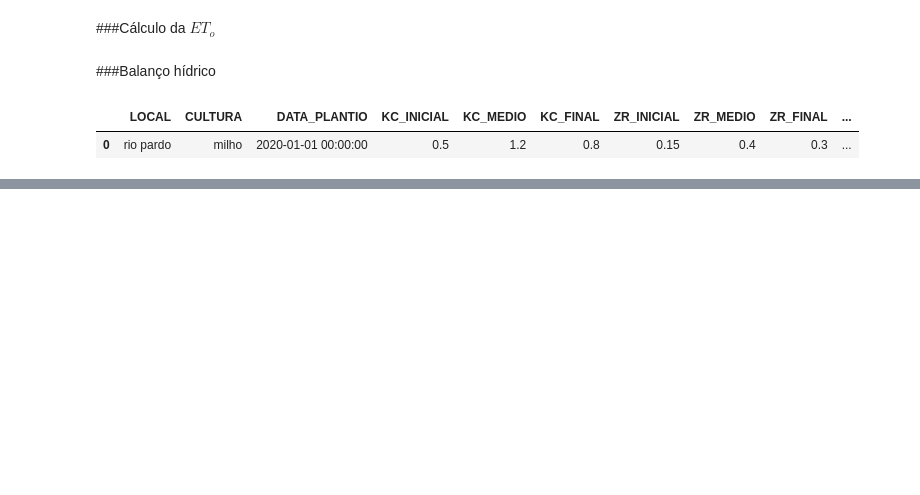
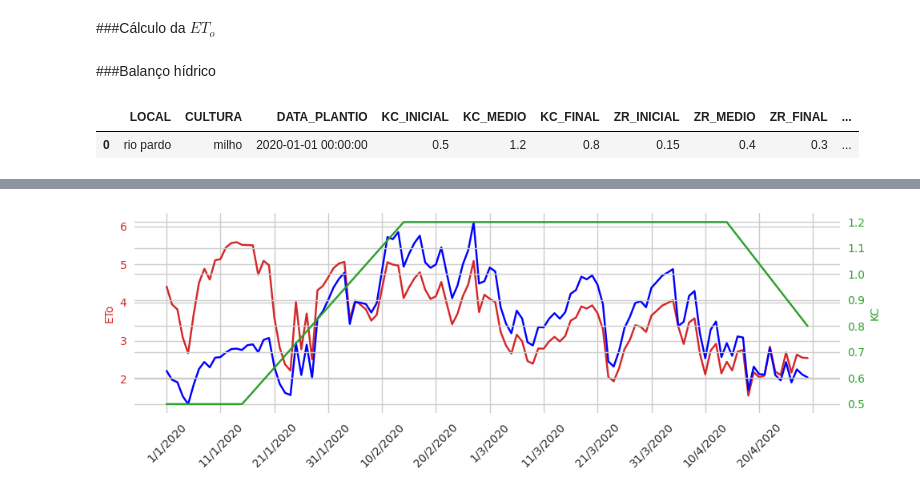
Before and after one commit to Hidrovales/Balanco_Hidrico, a Jupyter notebook: Exemplo_balanco.ipynb, the cells around one changed output, grey strips where cells are left out. Cells and saved outputs as stored; diff of their text form; code cells hidden in the pictures; blank space fills up the shorter version.

```diff
--- a/Exemplo_balanco.ipynb
+++ b/Exemplo_balanco.ipynb
@@ -99,0 +100,4 @@ Balanco_Hidrico.plot_balanco(df.loc[0],figsize=(18,7))
+# %%
+Balanco_Hidrico.plot_extras(df.loc[0], figsize=(10,3.5))
+# %% [output]
+[figure, added]
```
Also changed, not shown: parts of 2 cells of this notebook.
